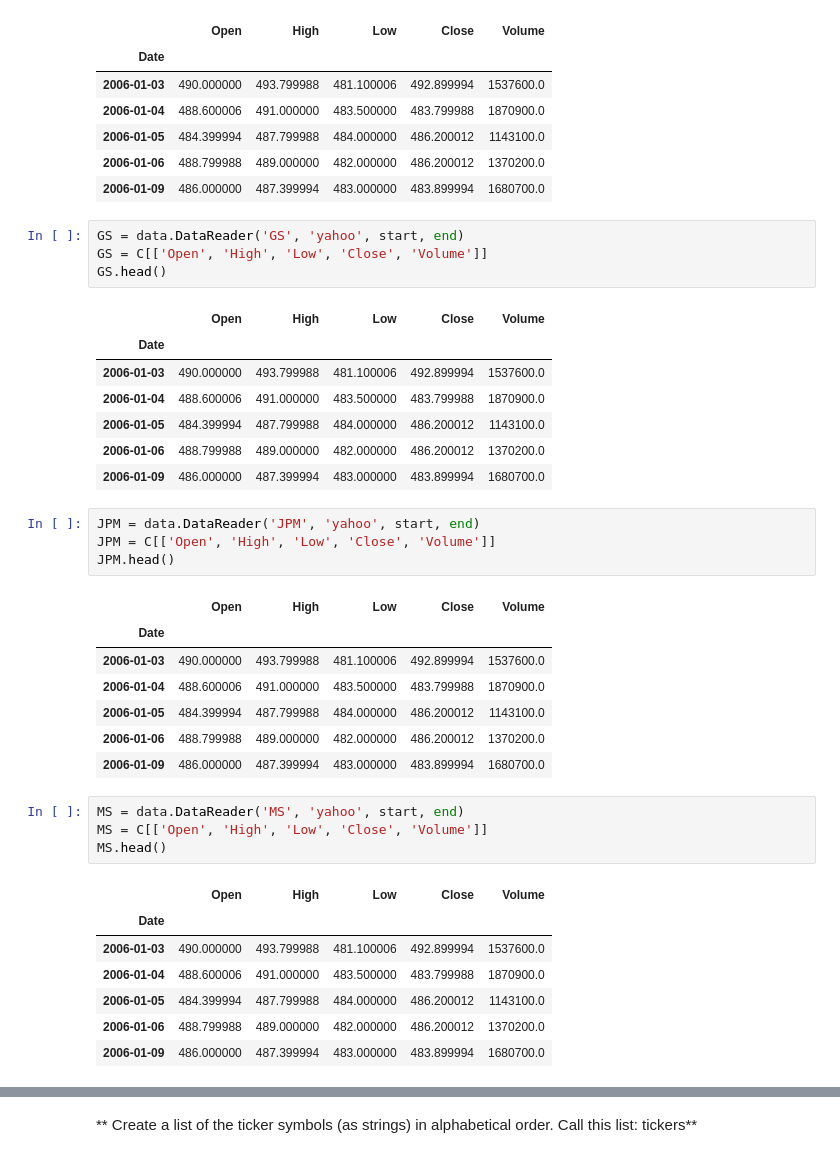
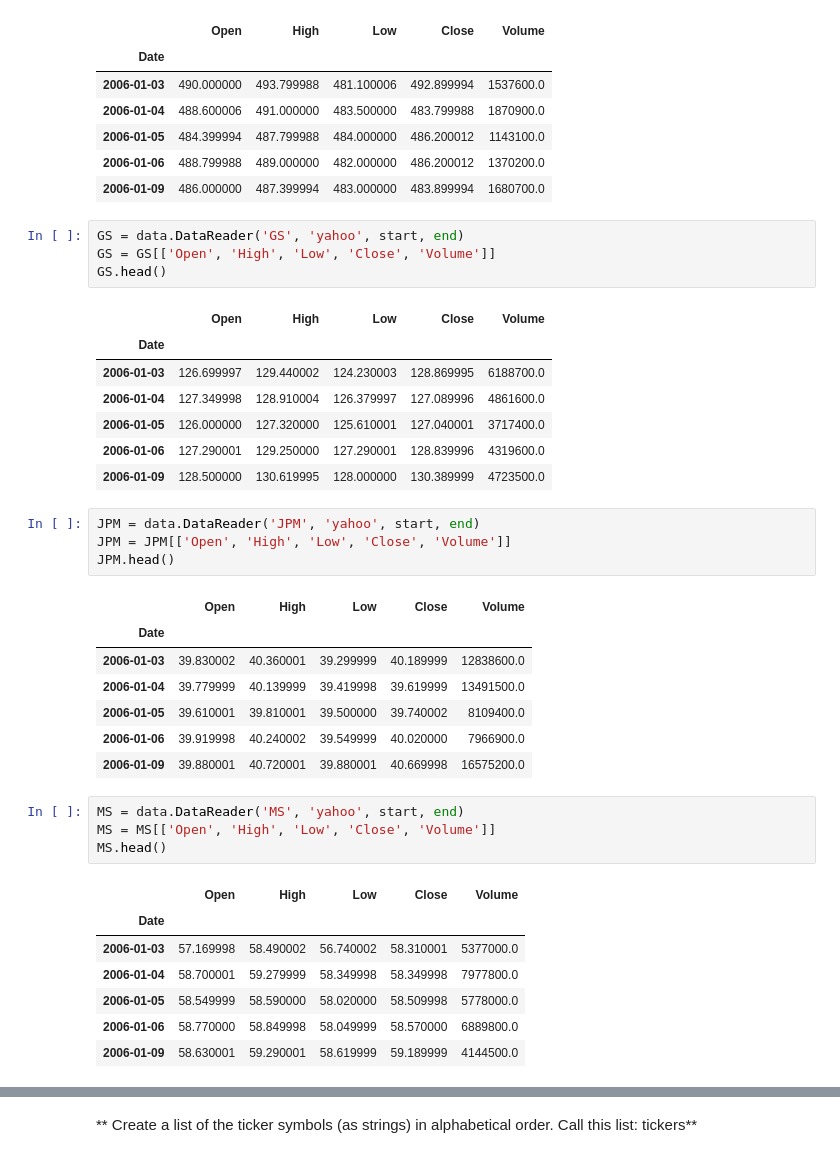
Before and after one commit to AndriiAdamchuk/Python-Libraries, a Jupyter notebook: 03-Finance Project.ipynb, the cells around one changed output, grey strips where cells are left out. Cells and saved outputs as stored; diff of their text form.

```diff
--- a/03-Finance Project.ipynb
+++ b/03-Finance Project.ipynb
@@ -88,39 +88,39 @@ C.head()
 | 2006-01-09 | 486.000000 | 487.399994 | 483.000000 | 483.899994 | 1680700.0 |
 # %%
 GS = data.DataReader('GS', 'yahoo', start, end)
-GS = C[['Open', 'High', 'Low', 'Close', 'Volume']]
+GS = GS[['Open', 'High', 'Low', 'Close', 'Volume']]
 GS.head()
 # %% [output]
 |  | Open | High | Low | Close | Volume |
 | Date |  |  |  |  |  |
-| 2006-01-03 | 490.000000 | 493.799988 | 481.100006 | 492.899994 | 1537600.0 |
-| 2006-01-04 | 488.600006 | 491.000000 | 483.500000 | 483.799988 | 1870900.0 |
-| 2006-01-05 | 484.399994 | 487.799988 | 484.000000 | 486.200012 | 1143100.0 |
-| 2006-01-06 | 488.799988 | 489.000000 | 482.000000 | 486.200012 | 1370200.0 |
-| 2006-01-09 | 486.000000 | 487.399994 | 483.000000 | 483.899994 | 1680700.0 |
+| 2006-01-03 | 126.699997 | 129.440002 | 124.230003 | 128.869995 | 6188700.0 |
+| 2006-01-04 | 127.349998 | 128.910004 | 126.379997 | 127.089996 | 4861600.0 |
+| 2006-01-05 | 126.000000 | 127.320000 | 125.610001 | 127.040001 | 3717400.0 |
+| 2006-01-06 | 127.290001 | 129.250000 | 127.290001 | 128.839996 | 4319600.0 |
+| 2006-01-09 | 128.500000 | 130.619995 | 128.000000 | 130.389999 | 4723500.0 |
 # %%
 JPM = data.DataReader('JPM', 'yahoo', start, end)
-JPM = C[['Open', 'High', 'Low', 'Close', 'Volume']]
+JPM = JPM[['Open', 'High', 'Low', 'Close', 'Volume']]
 JPM.head()
 # %% [output]
 |  | Open | High | Low | Close | Volume |
 | Date |  |  |  |  |  |
-| 2006-01-03 | 490.000000 | 493.799988 | 481.100006 | 492.899994 | 1537600.0 |
-| 2006-01-04 | 488.600006 | 491.000000 | 483.500000 | 483.799988 | 1870900.0 |
-| 2006-01-05 | 484.399994 | 487.799988 | 484.000000 | 486.200012 | 1143100.0 |
-| 2006-01-06 | 488.799988 | 489.000000 | 482.000000 | 486.200012 | 1370200.0 |
-| 2006-01-09 | 486.000000 | 487.399994 | 483.000000 | 483.899994 | 1680700.0 |
+| 2006-01-03 | 39.830002 | 40.360001 | 39.299999 | 40.189999 | 12838600.0 |
+| 2006-01-04 | 39.779999 | 40.139999 | 39.419998 | 39.619999 | 13491500.0 |
+| 2006-01-05 | 39.610001 | 39.810001 | 39.500000 | 39.740002 | 8109400.0 |
+| 2006-01-06 | 39.919998 | 40.240002 | 39.549999 | 40.020000 | 7966900.0 |
+| 2006-01-09 | 39.880001 | 40.720001 | 39.880001 | 40.669998 | 16575200.0 |
 # %%
 MS = data.DataReader('MS', 'yahoo', start, end)
-MS = C[['Open', 'High', 'Low', 'Close', 'Volume']]
+MS = MS[['Open', 'High', 'Low', 'Close', 'Volume']]
 MS.head()
 # %% [output]
 |  | Open | High | Low | Close | Volume |
 | Date |  |  |  |  |  |
-| 2006-01-03 | 490.000000 | 493.799988 | 481.100006 | 492.899994 | 1537600.0 |
-| 2006-01-04 | 488.600006 | 491.000000 | 483.500000 | 483.799988 | 1870900.0 |
-| 2006-01-05 | 484.399994 | 487.799988 | 484.000000 | 486.200012 | 1143100.0 |
-| 2006-01-06 | 488.799988 | 489.000000 | 482.000000 | 486.200012 | 1370200.0 |
-| 2006-01-09 | 486.000000 | 487.399994 | 483.000000 | 483.899994 | 1680700.0 |
+| 2006-01-03 | 57.169998 | 58.490002 | 56.740002 | 58.310001 | 5377000.0 |
+| 2006-01-04 | 58.700001 | 59.279999 | 58.349998 | 58.349998 | 7977800.0 |
+| 2006-01-05 | 58.549999 | 58.590000 | 58.020000 | 58.509998 | 5778000.0 |
+| 2006-01-06 | 58.770000 | 58.849998 | 58.049999 | 58.570000 | 6889800.0 |
+| 2006-01-09 | 58.630001 | 59.290001 | 58.619999 | 59.189999 | 4144500.0 |
 # %%
 WFC = data.DataReader('WFC', 'yahoo', start, end)
```
Also changed, not shown: parts of 10 cells of this notebook.
